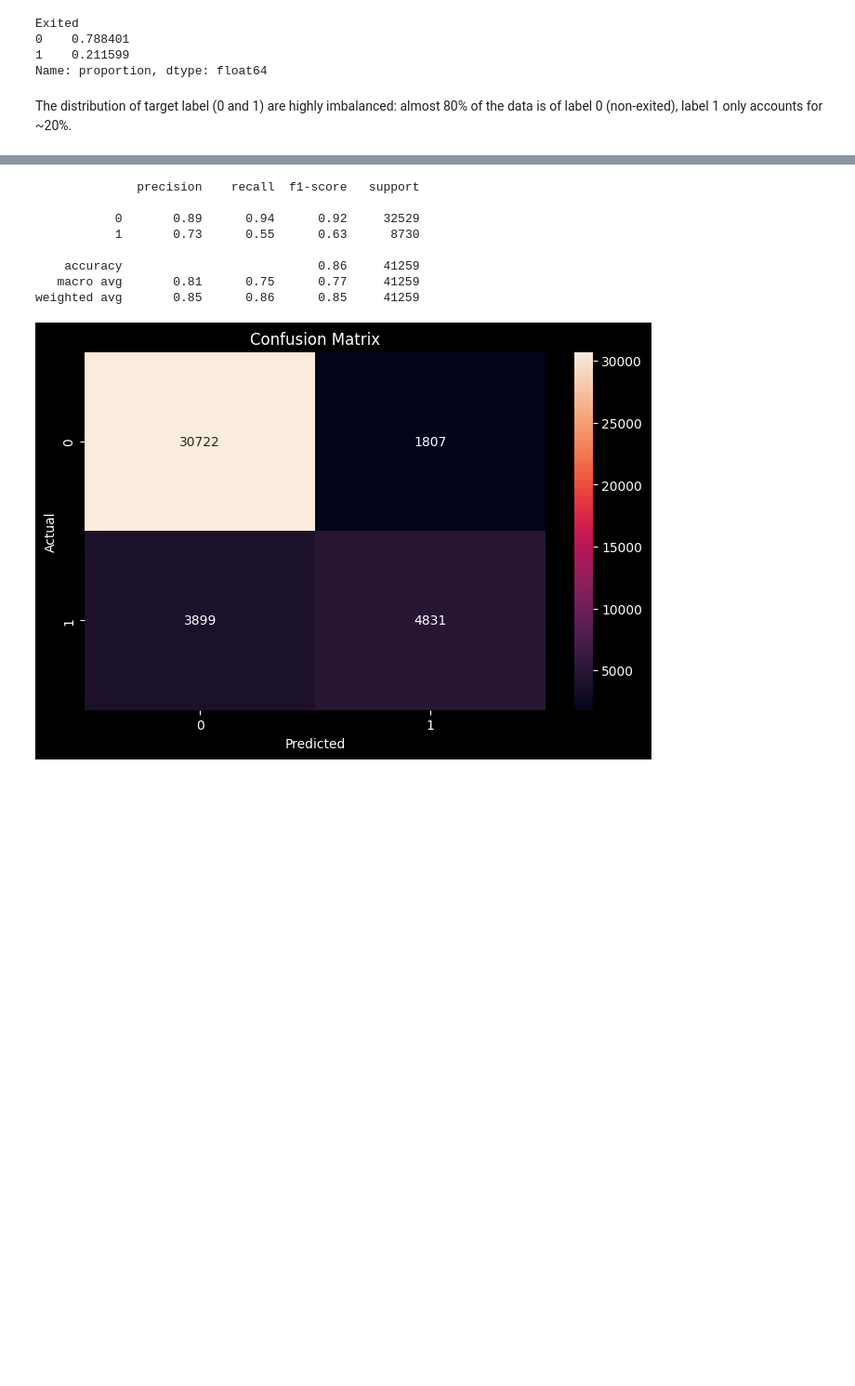
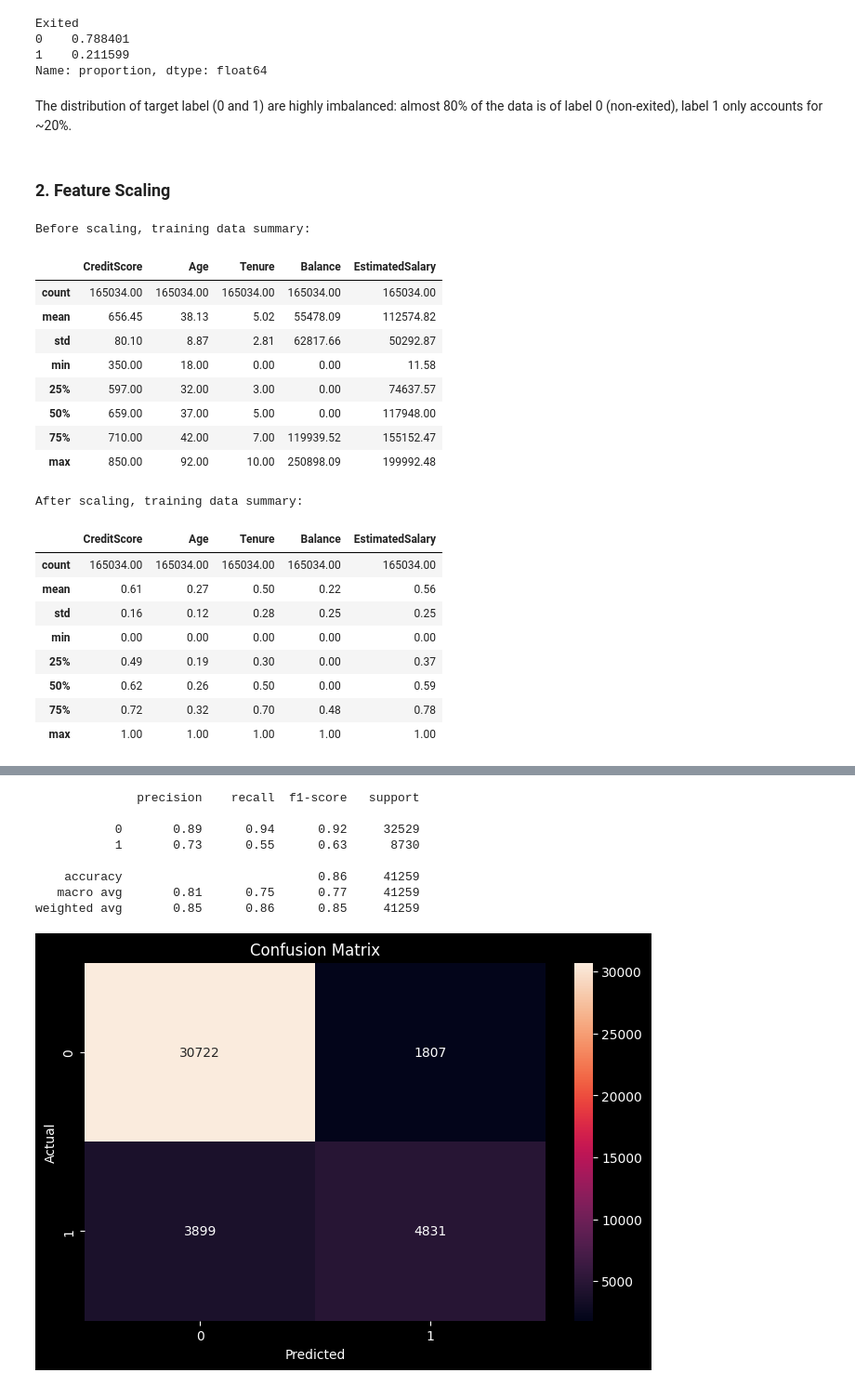
Before and after one commit to analytics-portfolio/Churn-Predictive-Model, a Jupyter notebook: notebooks/ml.ipynb, the cells around one changed output, grey strips where cells are left out. Shown: that part at 93% size. Cells and saved outputs as stored; diff of their text form; code cells hidden in the pictures; blank space fills up the shorter version.

```diff
--- a/notebooks/ml.ipynb
+++ b/notebooks/ml.ipynb
@@ -35,3 +51,40 @@ Exited
 Name: proportion, dtype: float64
 # %% [markdown]
 The distribution of target label (0 and 1) are highly imbalanced: almost 80% of the data is of label 0 (non-exited), label 1 only accounts for ~20%.
+# %% [markdown]
+### 2. Feature Scaling
+# %%
+scale_col = ['CreditScore', 'Age', 'Tenure', 'Balance', 'EstimatedSalary']
+print("Before scaling, training data summary: ")
+display(X_train[scale_col].describe().round(2))
+
+# Scale both train and test data
+for col in scale_col:
+    min_val = X_train[col].min()
+    max_val = X_train[col].max()
+    X_train[col] = (X_train[col] - min_val) / (max_val - min_val)
+    X_test[col] = (X_test[col] - min_val) / (max_val - min_val)
+
+print("After scaling, training data summary: ")
+display(X_train[scale_col].describe().round(2))
+# %% [output]
+Before scaling, training data summary:
+|  | CreditScore | Age | Tenure | Balance | EstimatedSalary |
+| count | 165034.00 | 165034.00 | 165034.00 | 165034.00 | 165034.00 |
+| mean | 656.45 | 38.13 | 5.02 | 55478.09 | 112574.82 |
+| std | 80.10 | 8.87 | 2.81 | 62817.66 | 50292.87 |
+| min | 350.00 | 18.00 | 0.00 | 0.00 | 11.58 |
+| 25% | 597.00 | 32.00 | 3.00 | 0.00 | 74637.57 |
+| 50% | 659.00 | 37.00 | 5.00 | 0.00 | 117948.00 |
+| 75% | 710.00 | 42.00 | 7.00 | 119939.52 | 155152.47 |
+| max | 850.00 | 92.00 | 10.00 | 250898.09 | 199992.48 |
+After scaling, training data summary:
+|  | CreditScore | Age | Tenure | Balance | EstimatedSalary |
+| count | 165034.00 | 165034.00 | 165034.00 | 165034.00 | 165034.00 |
+| mean | 0.61 | 0.27 | 0.50 | 0.22 | 0.56 |
+| std | 0.16 | 0.12 | 0.28 | 0.25 | 0.25 |
+| min | 0.00 | 0.00 | 0.00 | 0.00 | 0.00 |
+| 25% | 0.49 | 0.19 | 0.30 | 0.00 | 0.37 |
+| 50% | 0.62 | 0.26 | 0.50 | 0.00 | 0.59 |
+| 75% | 0.72 | 0.32 | 0.70 | 0.48 | 0.78 |
+| max | 1.00 | 1.00 | 1.00 | 1.00 | 1.00 |
```
Also changed, not shown: parts of 20 cells of this notebook, 11 other files.
